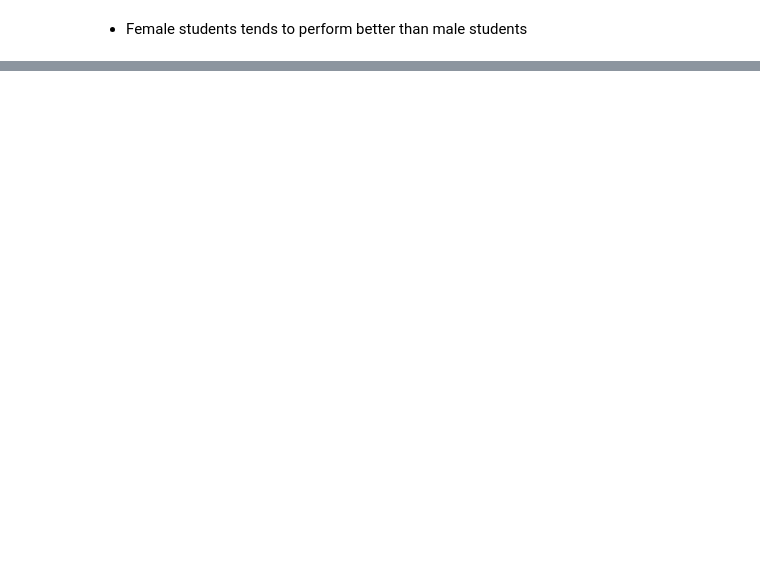
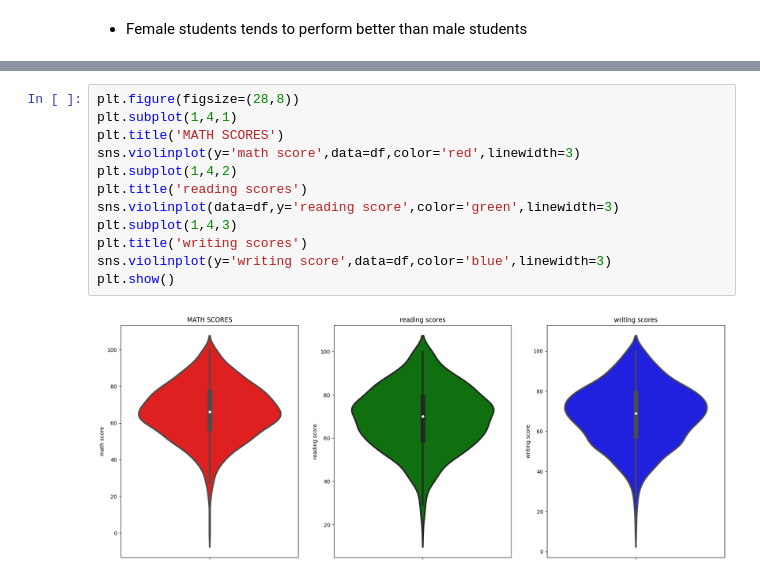
Before and after one commit to indhra/MLproject1, a Jupyter notebook: 1. EDA STUDENT PERFORMANCE.ipynb, the cells around one changed output, grey strips where cells are left out. Cells and saved outputs as stored; diff of their text form; blank space fills up the shorter version.

```diff
--- a/1. EDA STUDENT PERFORMANCE.ipynb
+++ b/1. EDA STUDENT PERFORMANCE.ipynb
@@ -90,0 +173,14 @@ plt.show()
+# %%
+plt.figure(figsize=(28,8))
+plt.subplot(1,4,1)
+plt.title('MATH SCORES')
+sns.violinplot(y='math score',data=df,color='red',linewidth=3)
+plt.subplot(1,4,2)
+plt.title('reading scores')
+sns.violinplot(data=df,y='reading score',color='green',linewidth=3)
+plt.subplot(1,4,3)
+plt.title('writing scores')
+sns.violinplot(y='writing score',data=df,color='blue',linewidth=3)
+plt.show()
+# %% [output]
+[figure, added]
```
Also changed, not shown: parts of 22 cells of this notebook, 1 other file.
